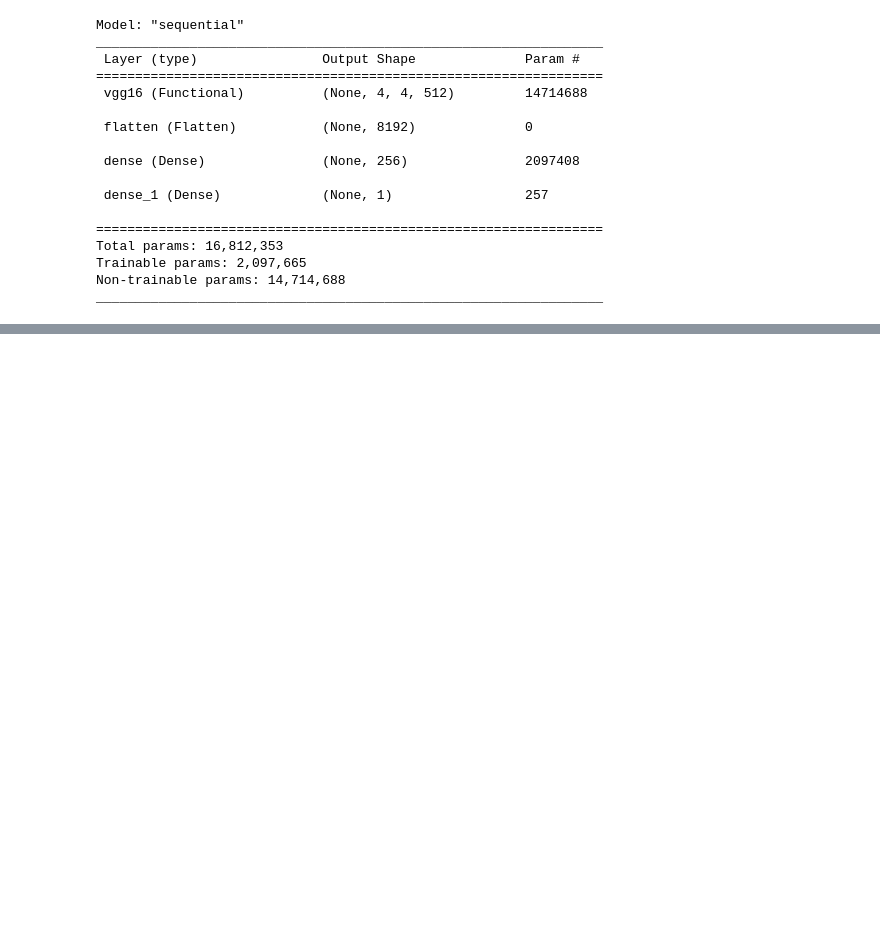
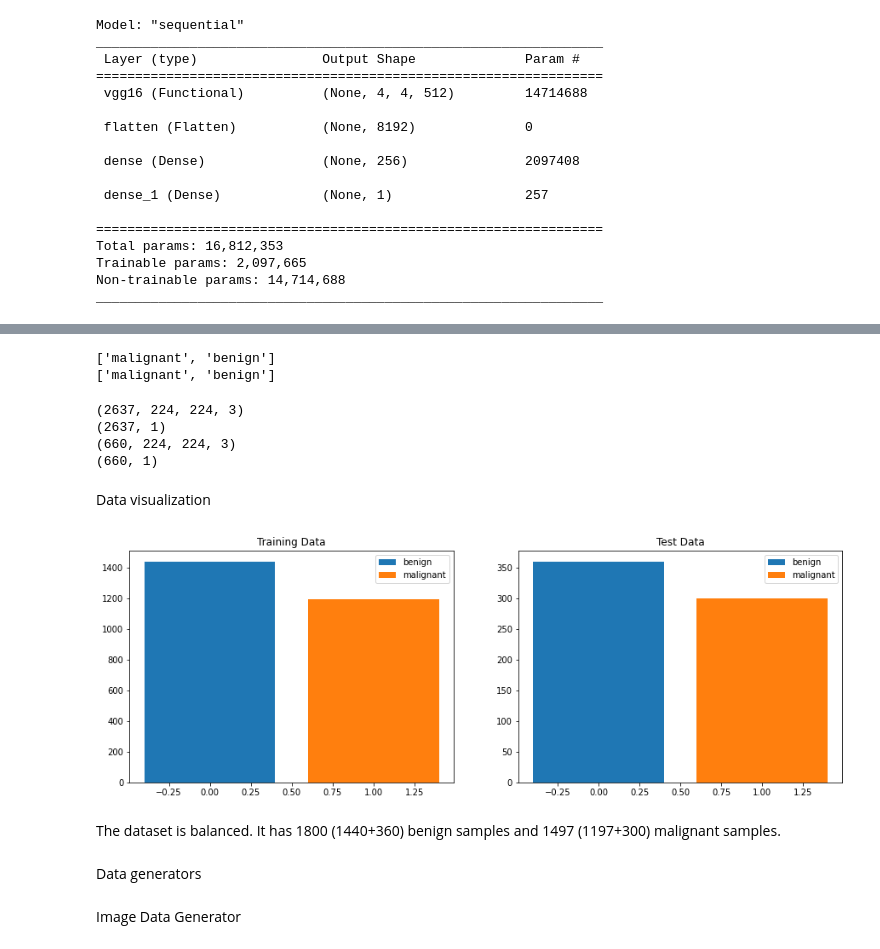
Before and after one commit to joaopasini/letscode_repository, a Jupyter notebook: Projetos/Redes Neurais/Projeto_Redes_Neurais.ipynb, the cells around one changed output, grey strips where cells are left out. Drawn from its saved outputs; the diff is of its cells as text; code cells hidden in the pictures; blank space fills up the shorter version.

```diff
--- a/Projetos/Redes Neurais/Projeto_Redes_Neurais.ipynb
+++ b/Projetos/Redes Neurais/Projeto_Redes_Neurais.ipynb
@@ -382,0 +389,14 @@ for i in range (0,10):
+# %%
+print(os.listdir('../content/test'))
+print(os.listdir('../content/train'))
+
+ben_train_path = '../content/train/benign'
+mal_train_path = '../content/train/malignant'
+
+ben_test_path = '../content/test/benign'
+mal_test_path = '../content/test/malignant'
+
+read = lambda image_name: np.asarray(Image.open(image_name).convert("RGB"))
+# %% [output]
+['malignant', 'benign']
+['malignant', 'benign']
@@ -382,0 +443,36 @@ for i in range (0,10):
+# %%
+X_train,X_test,Y_train,Y_test = loadDataset()
+
+print(X_train.shape)
+print(Y_train.shape)
+print(X_test.shape)
+print(Y_test.shape)
+# %% [output]
+(2637, 224, 224, 3)
+(2637, 1)
+(660, 224, 224, 3)
+(660, 1)
+# %% [markdown]
+Data visualization
+# %%
+fig=plt.figure(figsize=(15, 5))
+
+for i in range(1, 3):
+    ax = fig.add_subplot(1, 2, i)
+    if i == 1:
+        ax.title.set_text('Training Data')
+        plt.bar(0, Y_train[np.where(Y_train == 0)].shape[0], label = 'benign')
+        plt.bar(1, Y_train[np.where(Y_train == 1)].shape[0], label = 'malignant')
+        plt.legend()
+    else:
+        ax.title.set_text('Test Data')
+        plt.bar(0, Y_test[np.where(Y_test == 0)].shape[0], label = 'benign')
+        plt.bar(1, Y_test[np.where(Y_test == 1)].shape[0], label = 'malignant')
+        plt.legend()
+plt.show()
+# %% [output]
+[figure, added]
+# %% [markdown]
+The dataset is balanced. It has 1800 (1440+360) benign samples and 1497 (1197+300) malignant samples.
+# %% [markdown]
+Data generators
@@ -382,0 +499,2 @@ for i in range (0,10):
+# %% [markdown]
+Image Data Generator
```
Also changed, not shown: parts of 18 cells of this notebook.
